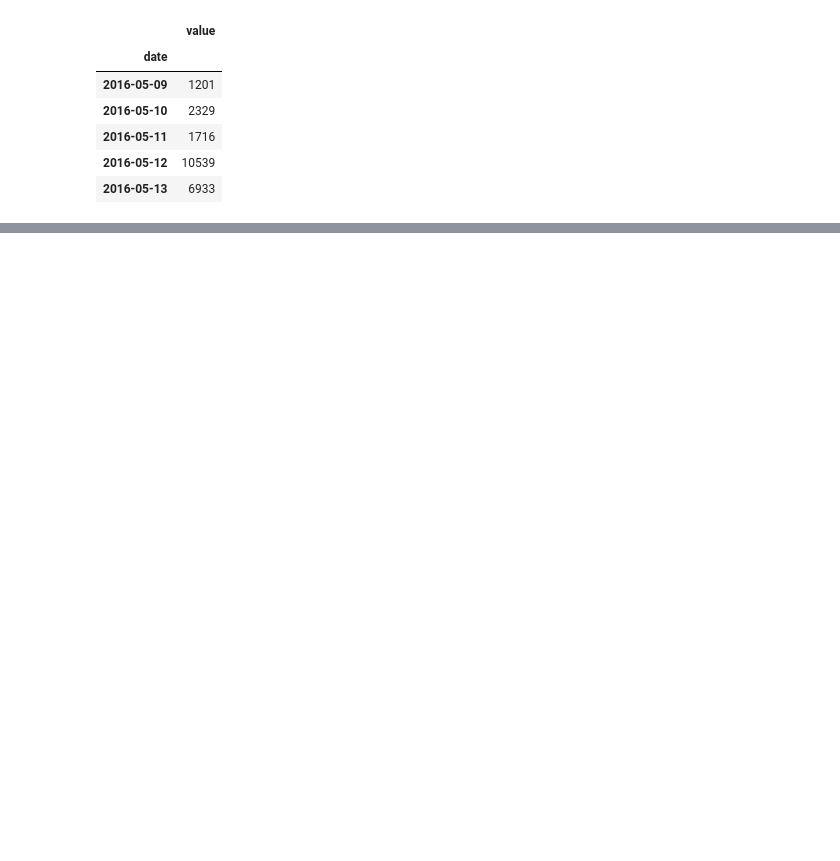
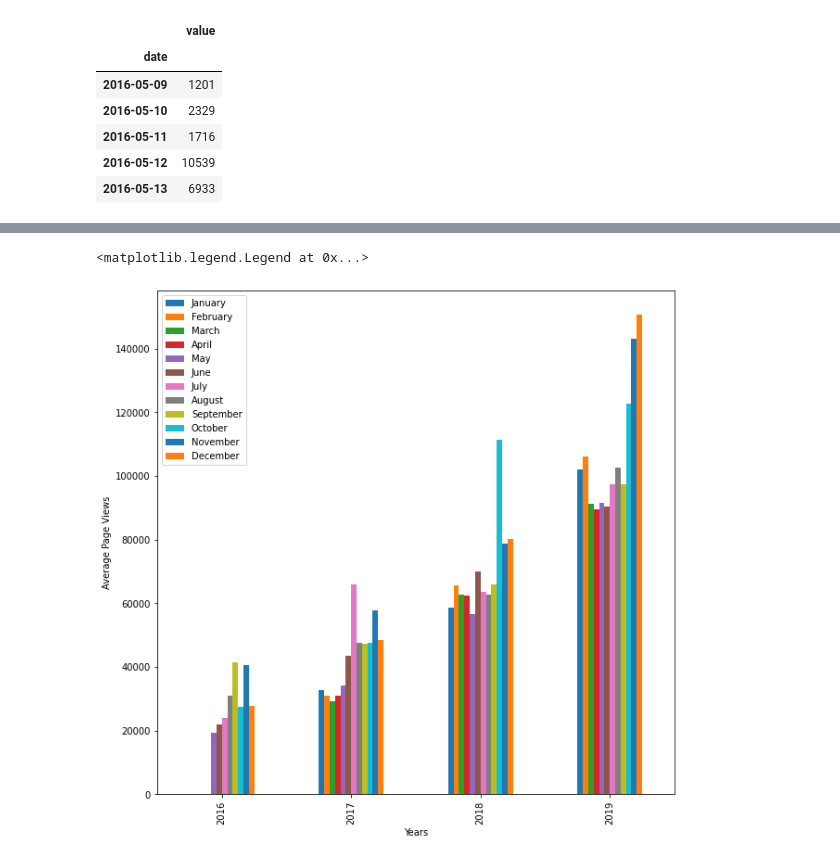
Before and after one commit to bigbisson/FCC-Data-Analyse-with-Python, a Jupyter notebook: boilerplate-page-view-time-series-visualizer/test.ipynb, the cells around one changed output, grey strips where cells are left out. Saved outputs shown, nothing was run; the diff lists cells and outputs as text; code cells hidden in the pictures; blank space fills up the shorter version.

```diff
--- a/boilerplate-page-view-time-series-visualizer/test.ipynb
+++ b/boilerplate-page-view-time-series-visualizer/test.ipynb
@@ -18,0 +60,2 @@ df.head()
+# %%
+df_bar = df.groupby([df.index.year,df.index.month])['value'].mean().unstack()
@@ -18,0 +71,8 @@ df.head()
+# %%
+fig = df_bar.plot(kind='bar',legend=True,figsize=(10,10)).figure
+plt.xlabel('Years')
+plt.ylabel('Average Page Views')
+plt.legend(labels=['January','February','March','April','May','June','July','August','September','October','November','December'])
+# %% [output]
+<matplotlib.legend.Legend at 0x...>
+[figure, added]
```
Also changed, not shown: parts of 7 cells of this notebook, 1 other file.
